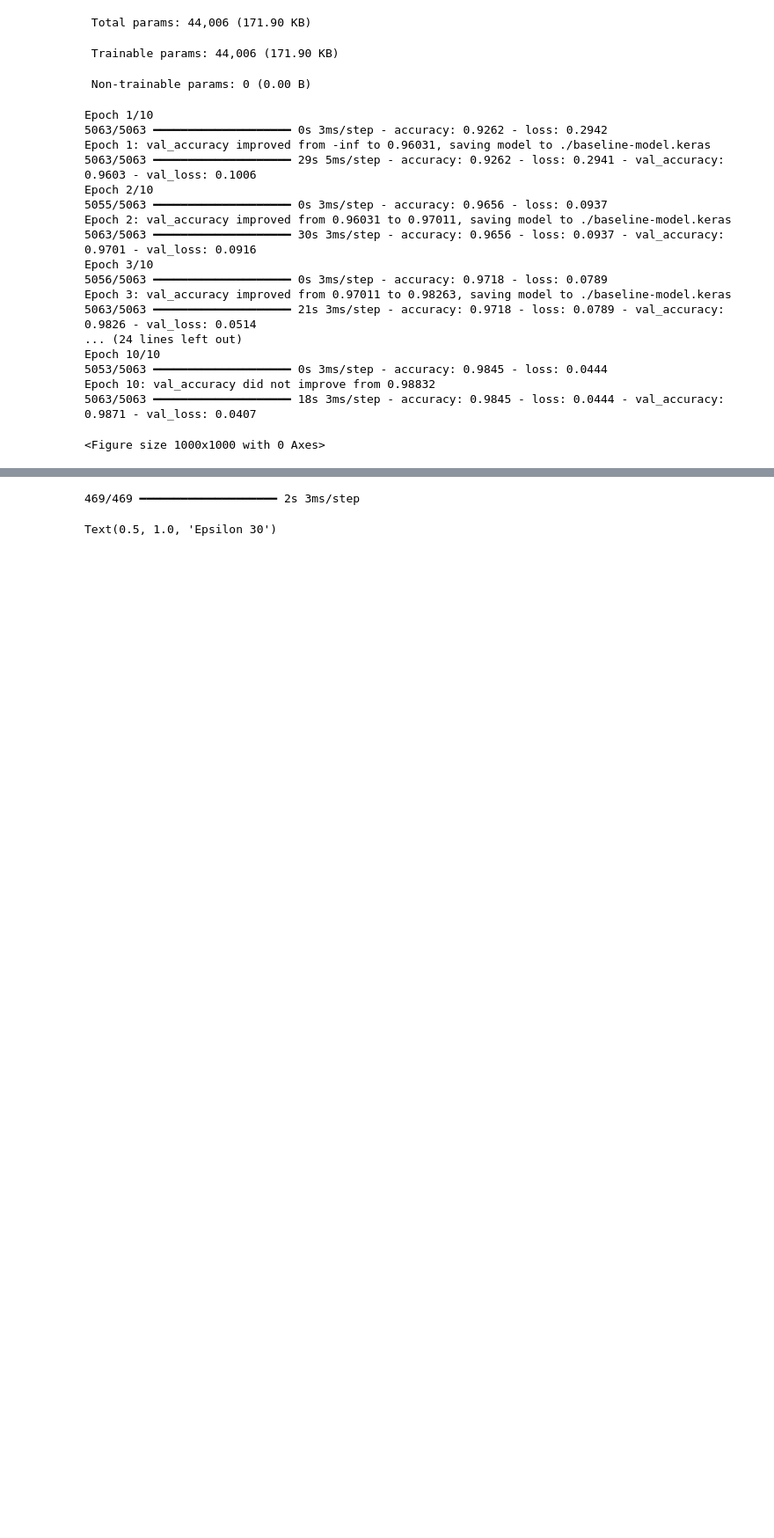
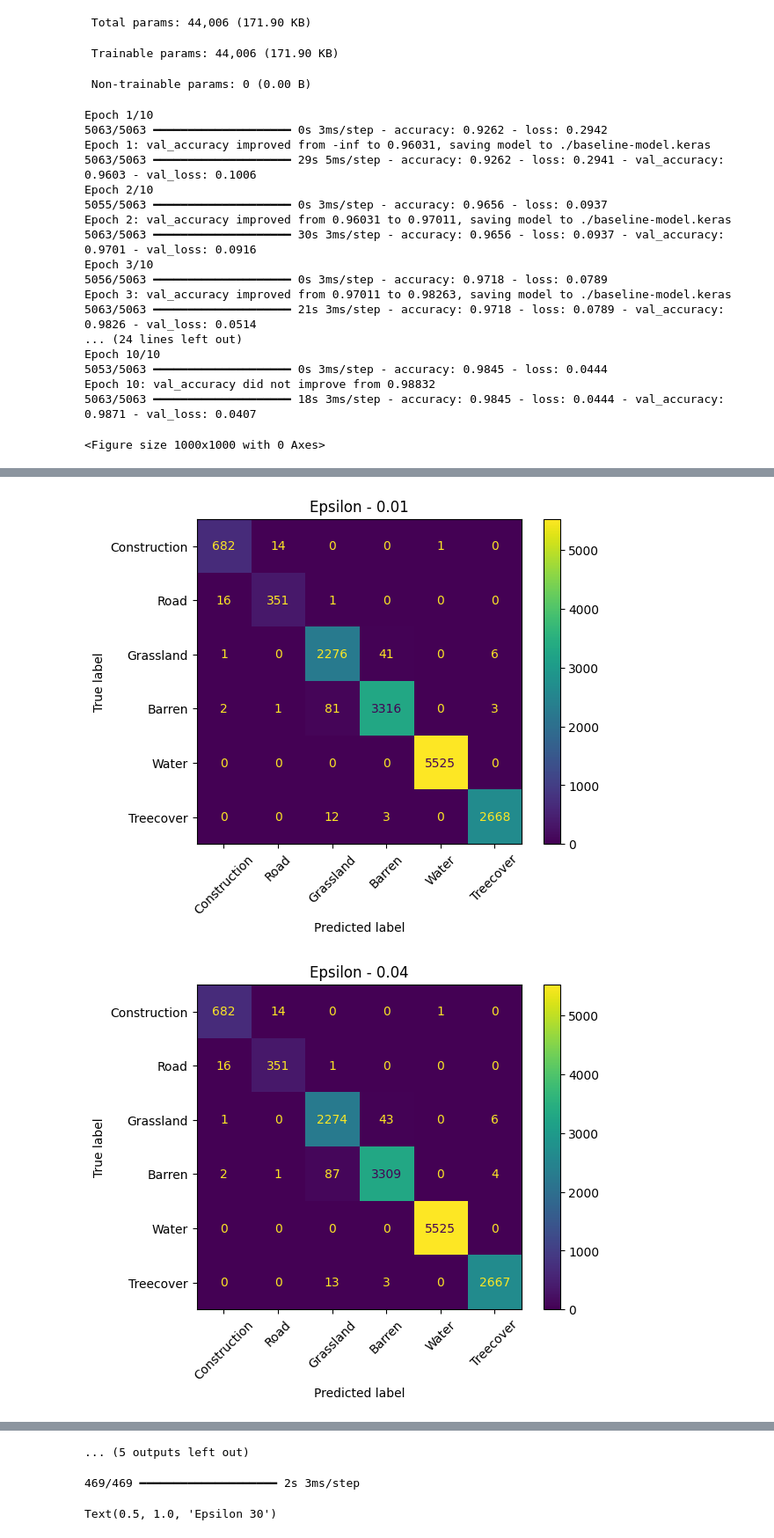
Before and after one commit to sgmurphy00/TOOLS1, a Jupyter notebook: Colab_Final_Implementation.ipynb, the cells around one changed output, grey strips where cells are left out. Shown at 88% size. Saved outputs shown, nothing was run; the diff lists cells and outputs as text; code cells hidden in the pictures; blank space fills up the shorter version.

Commit message:
Implemented looping confusion matrix charts

```diff
--- a/Colab_Final_Implementation.ipynb
+++ b/Colab_Final_Implementation.ipynb
@@ -304,13 +304,27 @@ def fgsm_attack(model, images, labels, epsilon):
 
     return adversarial_images
 # %%
-epsilon=[0.01,0.02,0.04,0.06,0.08,1.0,1.5,2,2.5,3,3.5,4,5,6,8,10,12,15,17,20,22,25,30]
+# Prep for Confusion Matrix calculations and plots
+
+conf_model = load_model('./baseline-model.keras')
+
+# Range of Noise values
+epsilon=[0.01,0.04,0.08,1.0,2,3,4,5,10,12,15,17,20,22,25,30]
+
+# Recording Loss and Accuracy for performance charts
 loss_log = []
 accuracy_log = []
-for i in epsilon:
-  adversarial_images = fgsm_attack(modelv1, x_test_lim, y_test_lim, i)
+
+# Looping through epsilon to measure model performance against noise
+for i in range(len(epsilon)):
+  adversarial_images = fgsm_attack(modelv1, x_test_lim, y_test_lim, epsilon[i])
   loss,accuracy = modelv1.evaluate(adversarial_images, y_test_lim)
   loss_log.append(loss)
   accuracy_log.append(accuracy)
+  # Predicting labels from adversarial_images
+  y_pred = conf_model.predict(adversarial_images)
+  # Plotting Noise Matrix for epsilon
+  ConfusionMatrixDisplay.from_predictions(y_true=y_test_lim, y_pred=y_pred.argmax(axis=1), display_labels=class_names,xticks_rotation=45)
+  plt.title("Epsilon - " + str(epsilon[i]))
 # %% [output]
 tf.Tensor(0.038347684, shape=(), dtype=float32)
@@ -332,0 +347,2 @@ tf.Tensor(0.038347684, shape=(), dtype=float32)
+[figure, added]
+[figure, added]
@@ -333,3 +358,4 @@ tf.Tensor(0.038347684, shape=(), dtype=float32)
+... (5 outputs left out)
 # %%
 # Confusion Matrix highlighting Model Classification Perfromance pre-Poison Attack
 # Load the best perfroming Model
```
Also changed, not shown: parts of 1 cell of this notebook.
